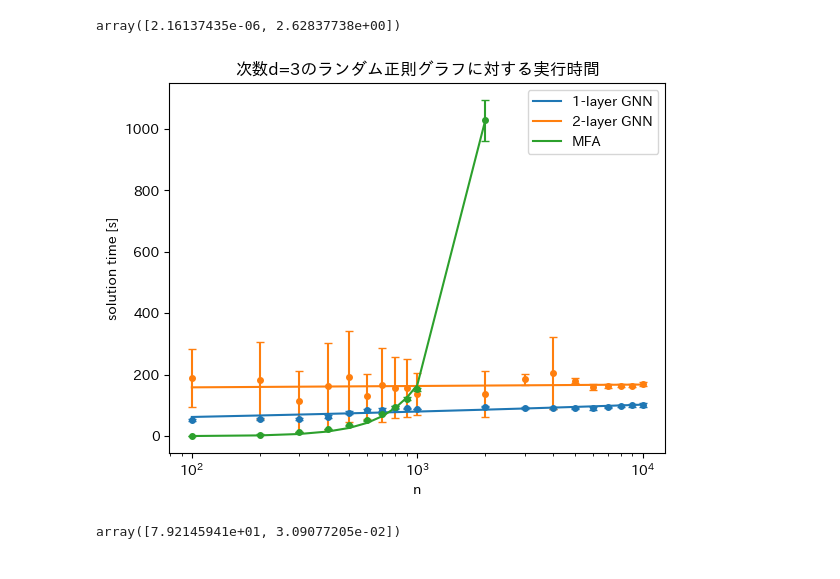
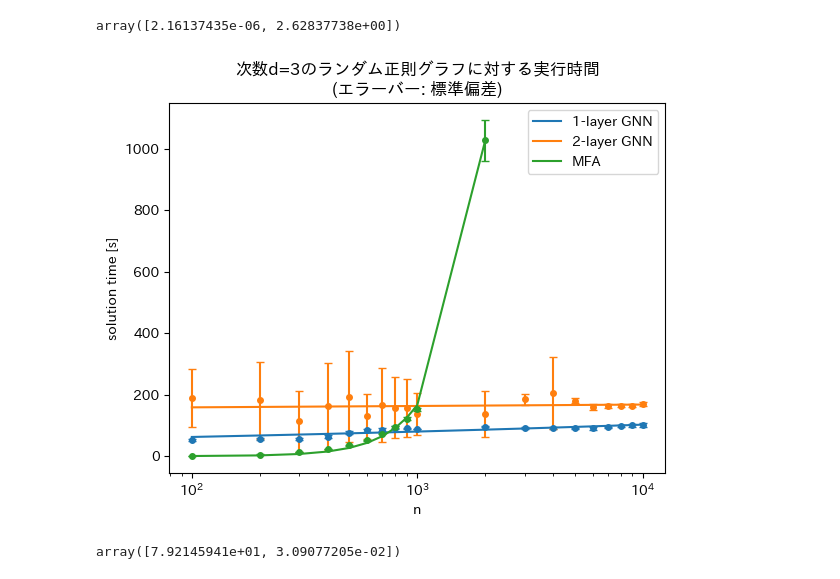
Before and after one commit to tatsumasaogawa/physics-inspired-graph-neural-networks, a Jupyter notebook: sotsuron/analysis/analysis.ipynb, the cells around one changed output. Cells and saved outputs as stored; diff of their text form; code cells hidden in the pictures.

```diff
--- a/sotsuron/analysis/analysis.ipynb
+++ b/sotsuron/analysis/analysis.ipynb
@@ -507,20 +507,20 @@ array([2.16137435e-06, 2.62837738e+00])
 # %%
 fig, ax = plt.subplots()
 ax.errorbar(x_1, ave_time_1gnn[0], yerr=std_time_1gnn[0], capsize=3, linestyle="None", marker="o", markersize=4)
 ax.errorbar(x_1, ave_time_2gnn[0], yerr=std_time_2gnn[0], capsize=3, linestyle="None", marker="o", markersize=4)
 ax.errorbar(x_2, ave_time_mfa[0], yerr=std_time_mfa[0], capsize=3, linestyle="None", marker="o", markersize=4)
 ax.plot(x_1, func(x_1, popt_1gnn_d3[0], popt_1gnn_d3[1]), color="tab:blue")
 ax.plot(x_1, func(x_1, popt_2gnn_d3[0], popt_2gnn_d3[1]), color="tab:orange")
 ax.plot(x_2, func(x_2, popt_mfa_d3[0], popt_mfa_d3[1]), color="tab:green")
 
 ax.set_xscale("log")
 ax.set_xlabel('n')
 ax.set_ylabel('solution time [s]')
 plt.legend(["1-layer GNN", "2-layer GNN", "MFA"])
-plt.title('次数d=3のランダム正則グラフに対する実行時間')
+plt.title('次数d=3のランダム正則グラフに対する実行時間\n(エラーバー: 標準偏差)')
 plt.show()
 # %% [output]
-[figure, old version]
+[figure, new version]
 # %%
 popt_1gnn_d5, pcov = curve_fit(func,x_1,ave_time_1gnn[1])
 popt_1gnn_d5
```
Also changed, not shown: parts of 3 cells of this notebook.
